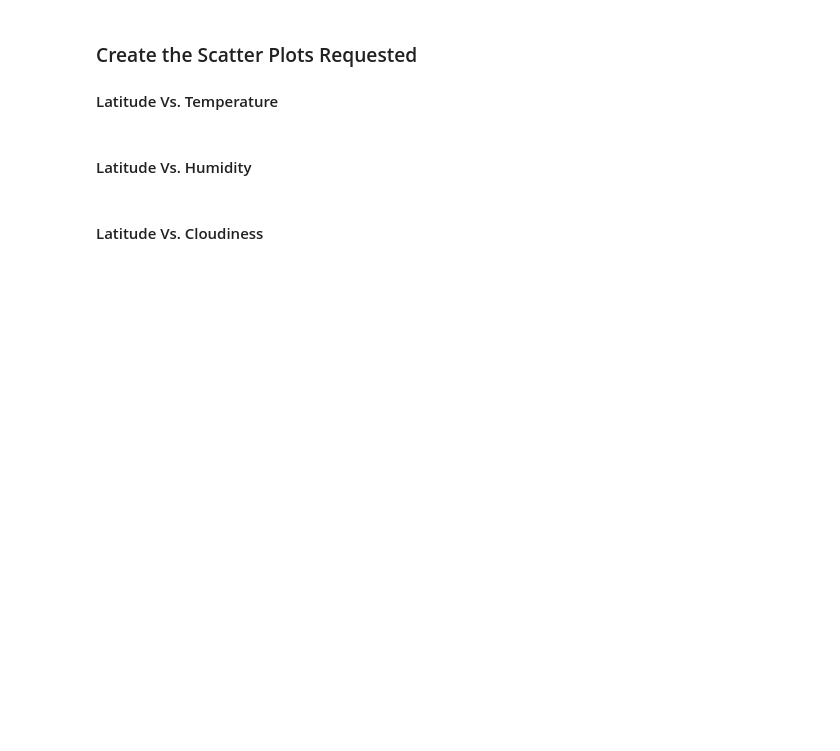
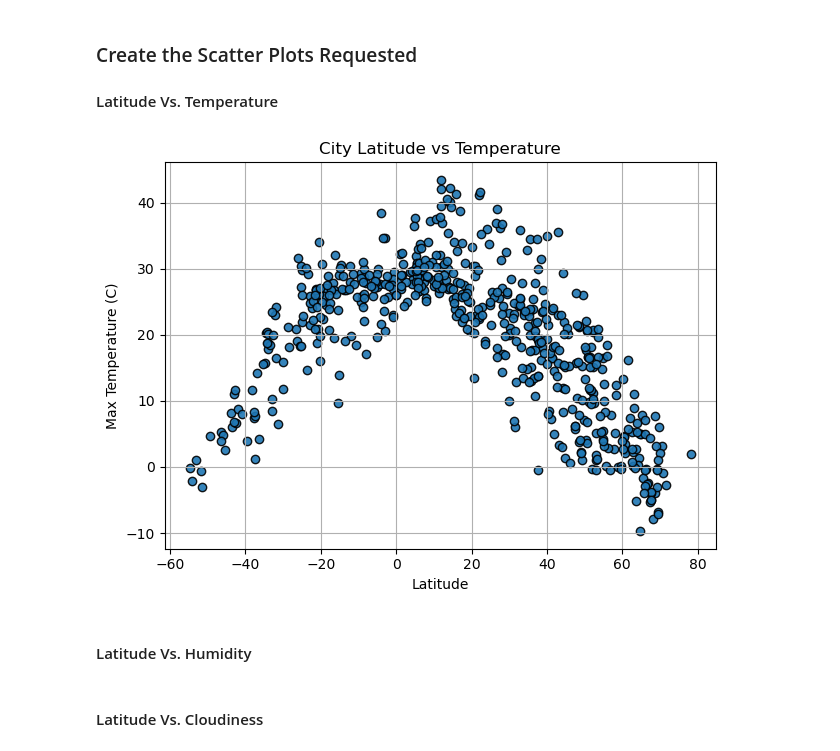
Before and after one commit to jkspiva/python-api-challenge, a Jupyter notebook: WeatherPy.ipynb, the cells around one changed output. Cells and saved outputs as stored; diff of their text form; code cells hidden in the pictures; blank space fills up the shorter version.

```diff
--- a/WeatherPy.ipynb
+++ b/WeatherPy.ipynb
@@ -165,16 +191,22 @@ city_data_df.head()
 #### Latitude Vs. Temperature
 # %%
 # Build scatter plot for latitude vs. temperature
-# YOUR CODE HERE
+plt.scatter(city_data_df["Lat"], city_data_df["Max Temp"], alpha=0.9, edgecolors="black")
 
 # Incorporate the other graph properties
-# YOUR CODE HERE
+plt.xlabel("Latitude")
+plt.ylabel("Max Temperature (C)")
+plt.title("City Latitude vs Temperature")
+plt.grid(True)
+plt.tight_layout()
 
 # Save the figure
 plt.savefig("output_data/Fig1.png")
 
 # Show plot
 plt.show()
+# %% [output]
+[figure, added]
 # %% [markdown]
 #### Latitude Vs. Humidity
 # %%
```
Also changed, not shown: parts of 6 cells of this notebook, 2 other files.
